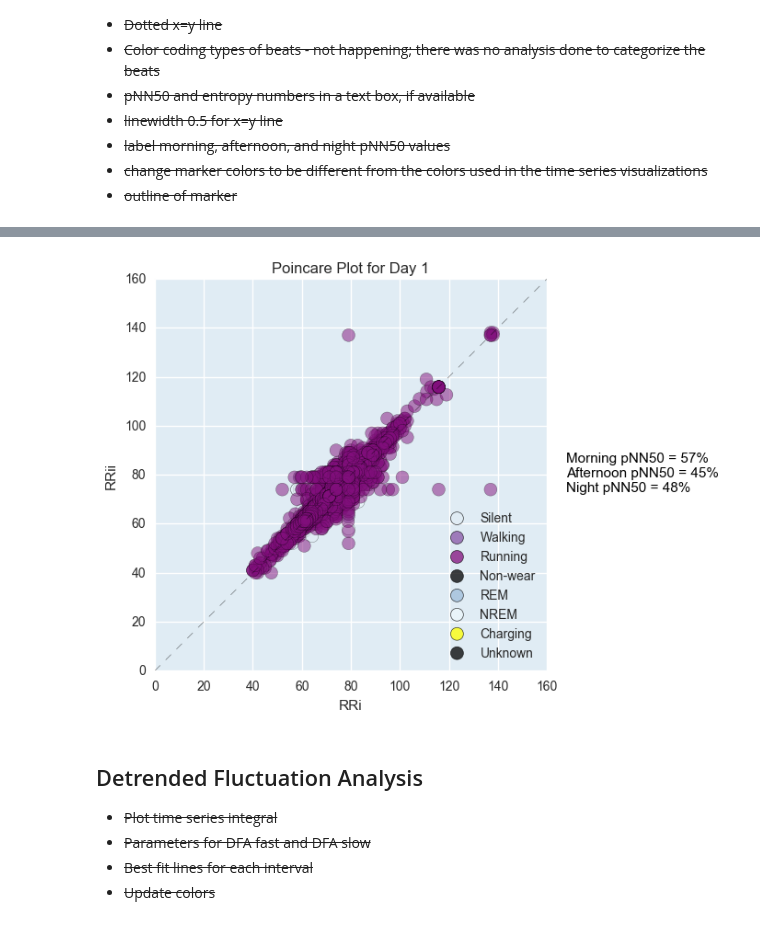
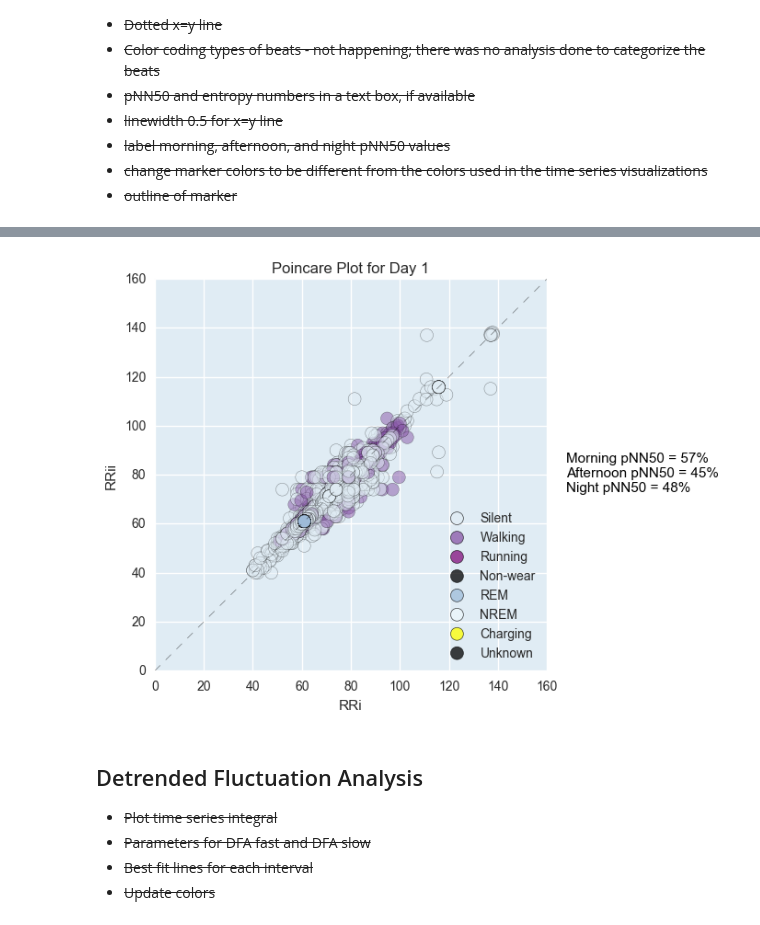
Before and after one commit to terrrychan/PHS-Project, a Jupyter notebook: Visualizations.ipynb, the cells around one changed output, grey strips where cells are left out. Cells and saved outputs as stored; diff of their text form; code cells hidden in the pictures.

Commit message:
Poincare plots with RRi_interp, RRii_interp, activitytype_interp (previous files were made with non-interpolated values)

```diff
--- a/Visualizations.ipynb
+++ b/Visualizations.ipynb
@@ -328,40 +317,40 @@ plt.scatter([], [], s=ACTIVITYPOINTSIZE, alpha=0.75, color=ACTIVITYCOLORS[5], la
 plt.scatter([], [], s=ACTIVITYPOINTSIZE, alpha=0.75, color=ACTIVITYCOLORS[6], label=ACTIVITYLABELS[6], edgecolors=ACTIVITYMARKEREDGECOLOR, linewidths=ACTIVITYMARKEREDGEWIDTH)
 plt.scatter([], [], s=ACTIVITYPOINTSIZE, alpha=0.75, color=ACTIVITYCOLORS[7], label=ACTIVITYLABELS[7], edgecolors=ACTIVITYMARKEREDGECOLOR, linewidths=ACTIVITYMARKEREDGEWIDTH)
 plt.legend(loc=4)
 
 plt.plot(np.arange(0, 160, 0.05),
          np.arange(0, 160, 0.05),
          linestyle=YEQUALSXLINESTYLE, color=YEQUALSXCOLOR, alpha=YEQUALSXALPHA, linewidth=LINEWIDTH)
 
-plt.scatter(data['RRi'],
-            data['RRii'],
-            c=data['activitytype'],
-            cmap=matplotlib.colors.ListedColormap(COLORS),
+plt.scatter(data['RRi_interp'],
+            data['RRii_interp'],
+            c=data['activitytype_interp'],
+            cmap=matplotlib.colors.ListedColormap(ACTIVITYCOLORS),
             s=ACTIVITYPOINTSIZE, alpha=0.5)
 
 axes = plt.gca()
 axes.set_xlim([0, 160])
 axes.set_ylim([0, 160])
 axes.set_aspect('equal', adjustable='box')
 axes.set_axis_bgcolor(BGCOLOR)
 
 morning_pNN50_str = str(data['pNN50'][0])[2:4]
 afternoon_pNN50_str = str(data['pNN50'][1])[2:4]
 night_pNN50_str = str(data['pNN50'][2])[2:4]
 place_text(1.05, 0.45, 'Morning pNN50 = ' + morning_pNN50_str + '%' +
                        '\nAfternoon pNN50 = ' + afternoon_pNN50_str + '%' +
                        '\nNight pNN50 = ' + night_pNN50_str + '%',
                        axes)
 
 plt.xlabel('RRi')
 plt.ylabel('RRii')
 plt.title('Poincare Plot for Day 1')
 
-plt.savefig('day1_PoincarePlot_ActivityColors.png', format='png', bbox_inches='tight')
-plt.savefig('day1_PoincarePlot_ActivityColors.pdf', format='pdf', bbox_inches='tight')
+plt.savefig('day1_PoincarePlot_ActivityColors_Interp.png', format='png', bbox_inches='tight')
+plt.savefig('day1_PoincarePlot_ActivityColors_Interp.pdf', format='pdf', bbox_inches='tight')
 plt.show()
 # %% [output]
-[figure, old version]
+[figure, new version]
 # %% [markdown]
 ## Detrended Fluctuation Analysis
 
```
Also changed, not shown: parts of 3 cells of this notebook, 4 other files.
